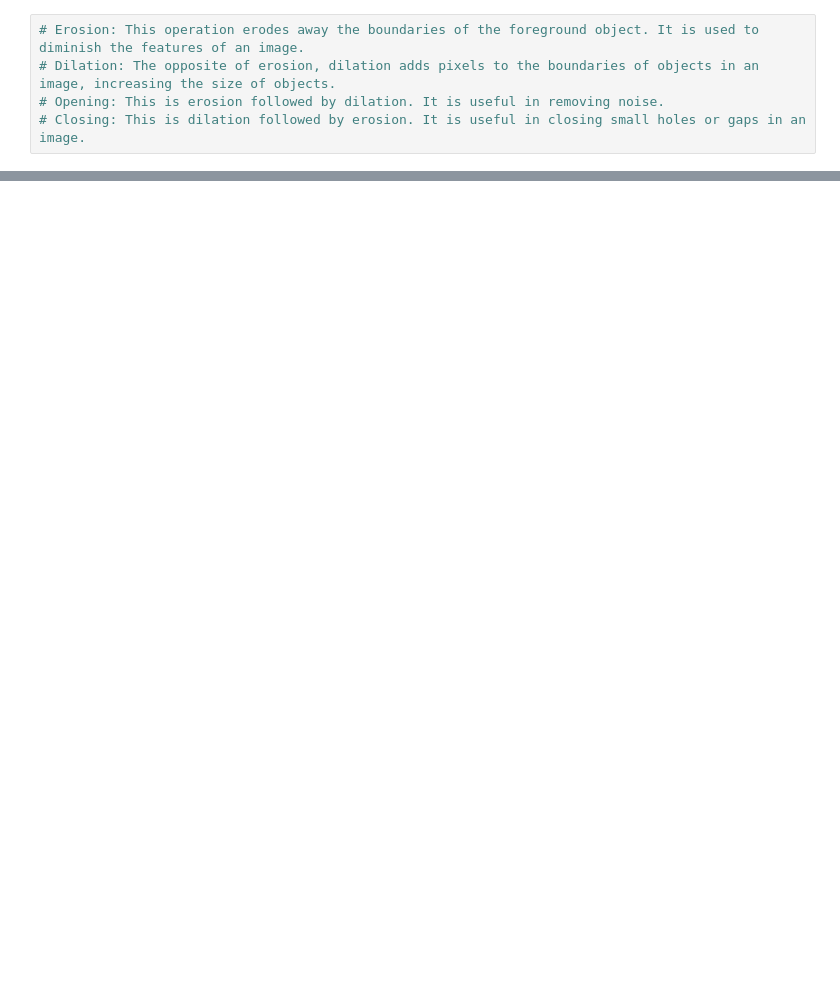
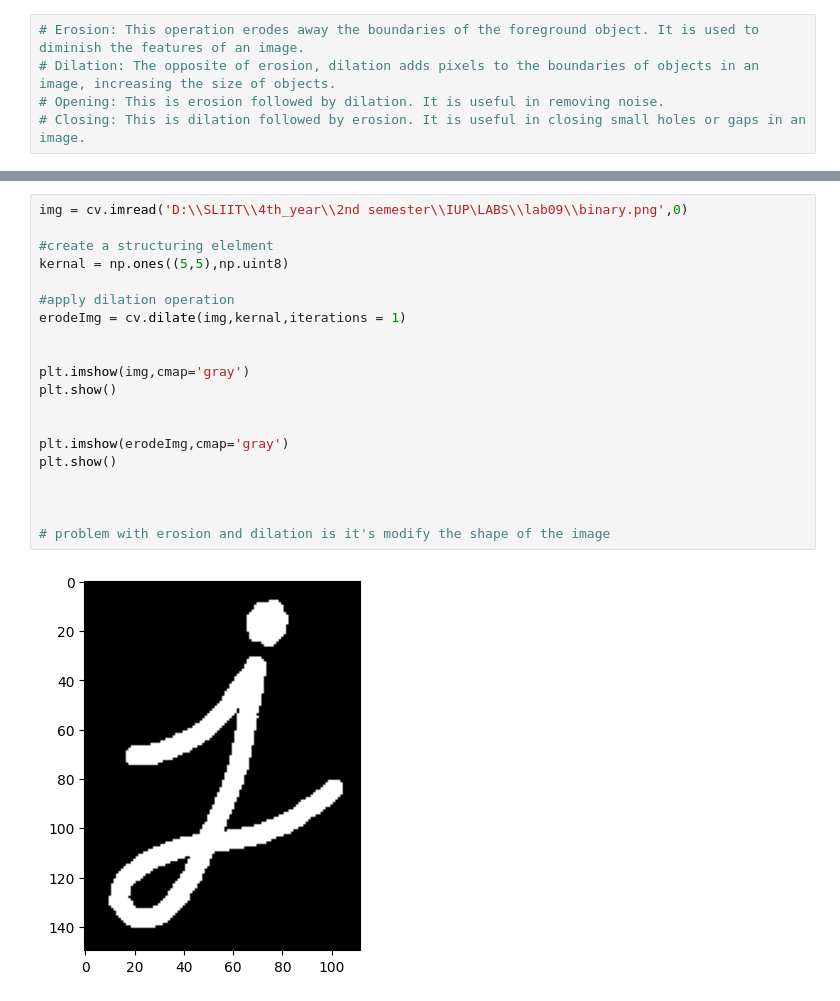
Before and after one commit to SandalikaAriyrathna/IUP_LABS, a Jupyter notebook: lab09/iup_lab_09.ipynb, the cells around one changed output, grey strips where cells are left out. Saved outputs shown, nothing was run; the diff lists cells and outputs as text; blank space fills up the shorter version.

```diff
--- a/lab09/iup_lab_09.ipynb
+++ b/lab09/iup_lab_09.ipynb
@@ -36,0 +49,22 @@ else:
+# %%
+img = cv.imread('D:\\SLIIT\\4th_year\\2nd semester\\IUP\LABS\\lab09\\binary.png',0)
+
+#create a structuring elelment
+kernal = np.ones((5,5),np.uint8)
+
+#apply dilation operation
+erodeImg = cv.dilate(img,kernal,iterations = 1)
+
+
+plt.imshow(img,cmap='gray')
+plt.show()
+
+
+plt.imshow(erodeImg,cmap='gray')
+plt.show()
+
+
+
+# problem with erosion and dilation is it's modify the shape of the image
+# %% [output]
+[figure, added]
```
Also changed, not shown: parts of 8 cells of this notebook.
